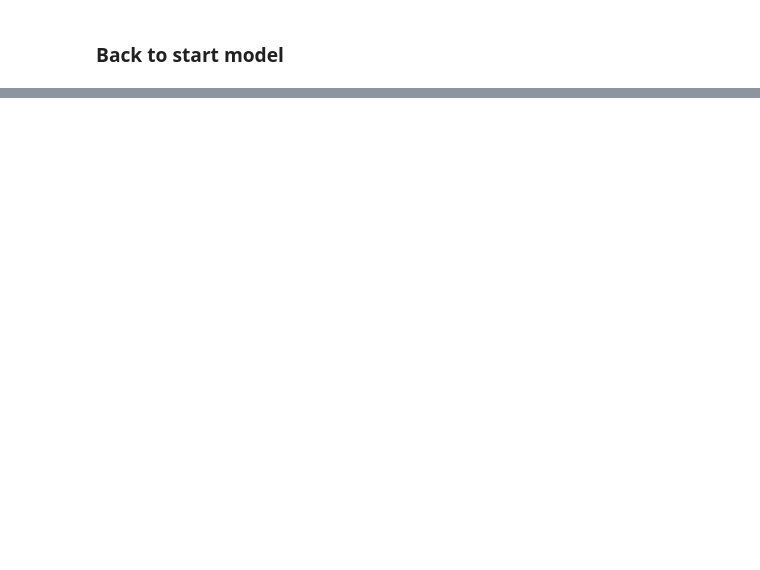
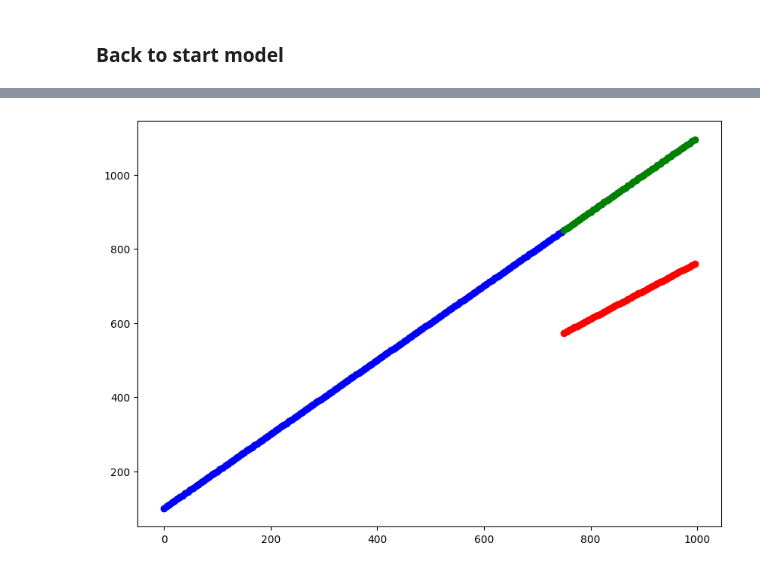
Before and after one commit to KrzysztofKaluza/Tensorflow-Bootcamp, a Jupyter notebook: 02_neural_network_classification.ipynb, the cells around one changed output, grey strips where cells are left out. Saved outputs shown, nothing was run; the diff lists cells and outputs as text; code cells hidden in the pictures; blank space fills up the shorter version.

```diff
--- a/02_neural_network_classification.ipynb
+++ b/02_neural_network_classification.ipynb
@@ -254,0 +384,11 @@ y_pred, y_test
+# %%
+tf.random.set_seed(42)
+# this is no longer classification model, it's replica model_3 from tensorflow course, that was missed because of coding everything myself as author asked at the end of previous video
+test = models.Sequential()
+# test.add(layers.Dense(100))
+test.add(layers.Dense(10))
+test.add(layers.Dense(1))
+
+test.compile(optimizers.Adam(), loss=losses.MeanSquaredError(), metrics=["mae", "mse"])
+
+test.fit(X_reg_train, y_reg_train, epochs=50)
@@ -254,0 +419,9 @@ y_pred, y_test
+# %%
+y_reg_pred = test.predict(X_reg_test)
+
+plt.figure(figsize=(10,7))
+plt.scatter(X_reg_train, y_reg_train, c="b")
+plt.scatter(X_reg_test, y_reg_test, c="g")
+plt.scatter(X_reg_test, y_reg_pred, c="r")
+plt.show()
+# %% [output]
@@ -254,0 +429 @@ y_pred, y_test
+[figure, added]
```
Also changed, not shown: parts of 89 cells of this notebook.
